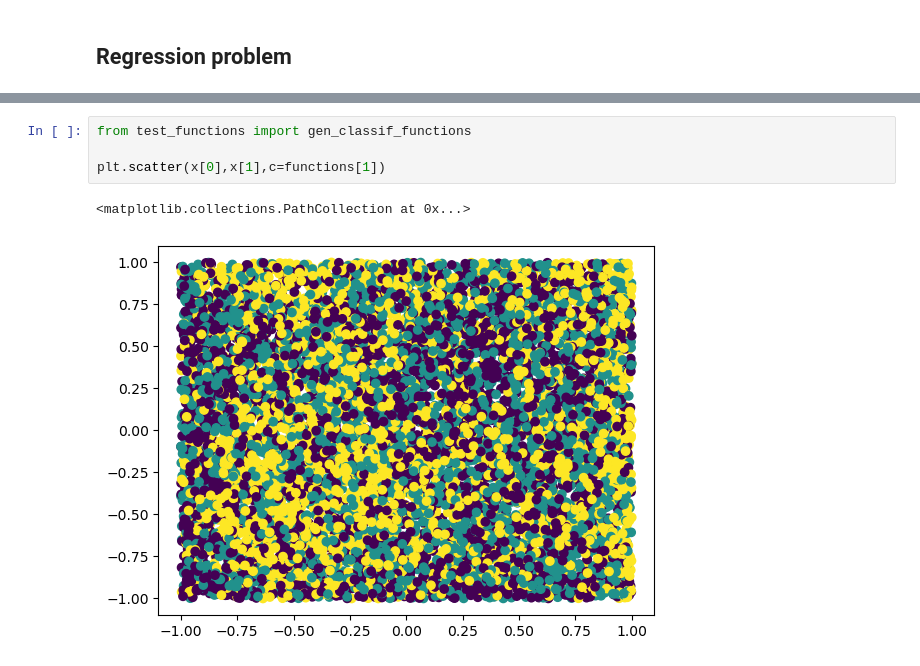
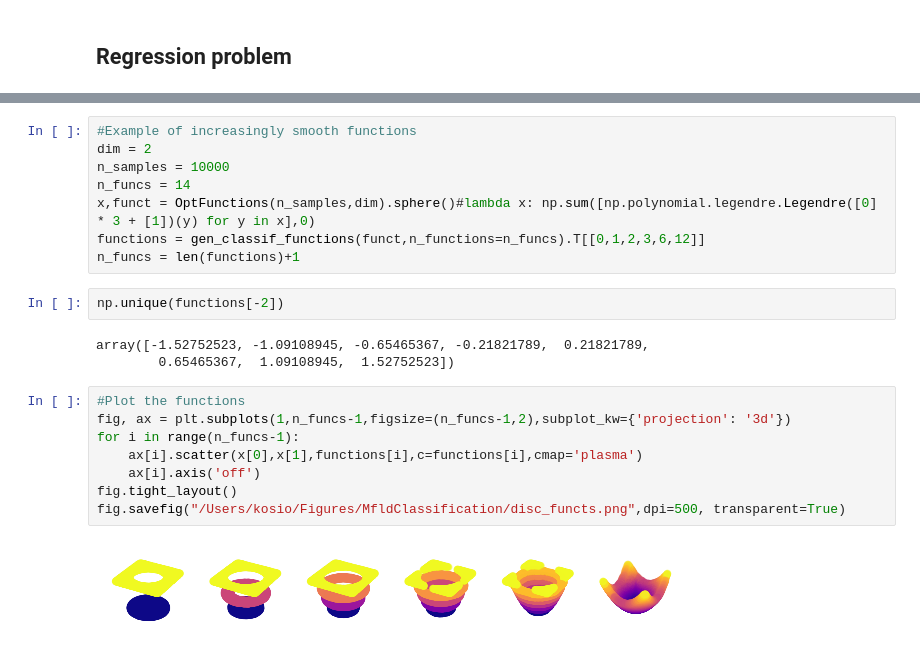
Before and after one commit to KBeshkov/top-mfld-class, a Jupyter notebook: simulations/MNIST_training.ipynb, the cells around one changed output, grey strips where cells are left out. Drawn from its saved outputs; the diff is of its cells as text.

```diff
--- a/simulations/MNIST_training.ipynb
+++ b/simulations/MNIST_training.ipynb
@@ -310,9 +351,25 @@ for n,fnames in enumerate(function_names) :
-# %%
-from test_functions import gen_classif_functions
-
-plt.scatter(x[0],x[1],c=functions[1])
-# %% [output]
-<matplotlib.collections.PathCollection at 0x...>
-[figure, removed]
+# %%
+#Example of increasingly smooth functions
+dim = 2
+n_samples = 10000
+n_funcs = 14
+x,funct = OptFunctions(n_samples,dim).sphere()#lambda x: np.sum([np.polynomial.legendre.Legendre([0] * 3 + [1])(y) for y in x],0)
+functions = gen_classif_functions(funct,n_functions=n_funcs).T[[0,1,2,3,6,12]]
+n_funcs = len(functions)+1
+# %%
+np.unique(functions[-2])
+# %% [output]
+array([-1.52752523, -1.09108945, -0.65465367, -0.21821789,  0.21821789,
+        0.65465367,  1.09108945,  1.52752523])
+# %%
+#Plot the functions
+fig, ax = plt.subplots(1,n_funcs-1,figsize=(n_funcs-1,2),subplot_kw={'projection': '3d'})
+for i in range(n_funcs-1):
+    ax[i].scatter(x[0],x[1],functions[i],c=functions[i],cmap='plasma')
+    ax[i].axis('off')
+fig.tight_layout()
+fig.savefig("/Users/kosio/Figures/MfldClassification/disc_functs.png",dpi=500, transparent=True)
+# %% [output]
+[figure, added]
 # %%
 # training on increasingly smooth functions
```
Also changed, not shown: parts of 14 cells of this notebook, 2 other files.
